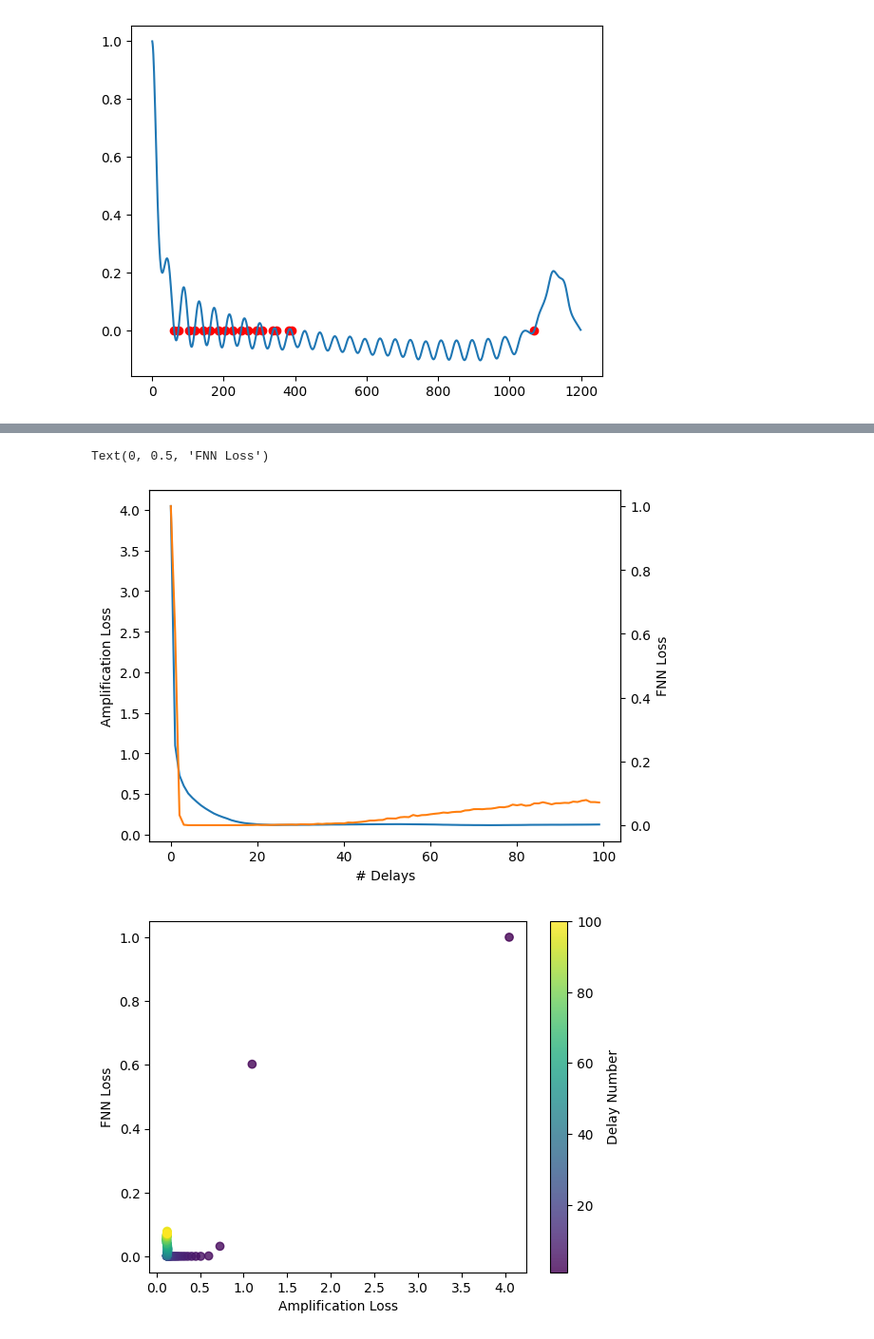
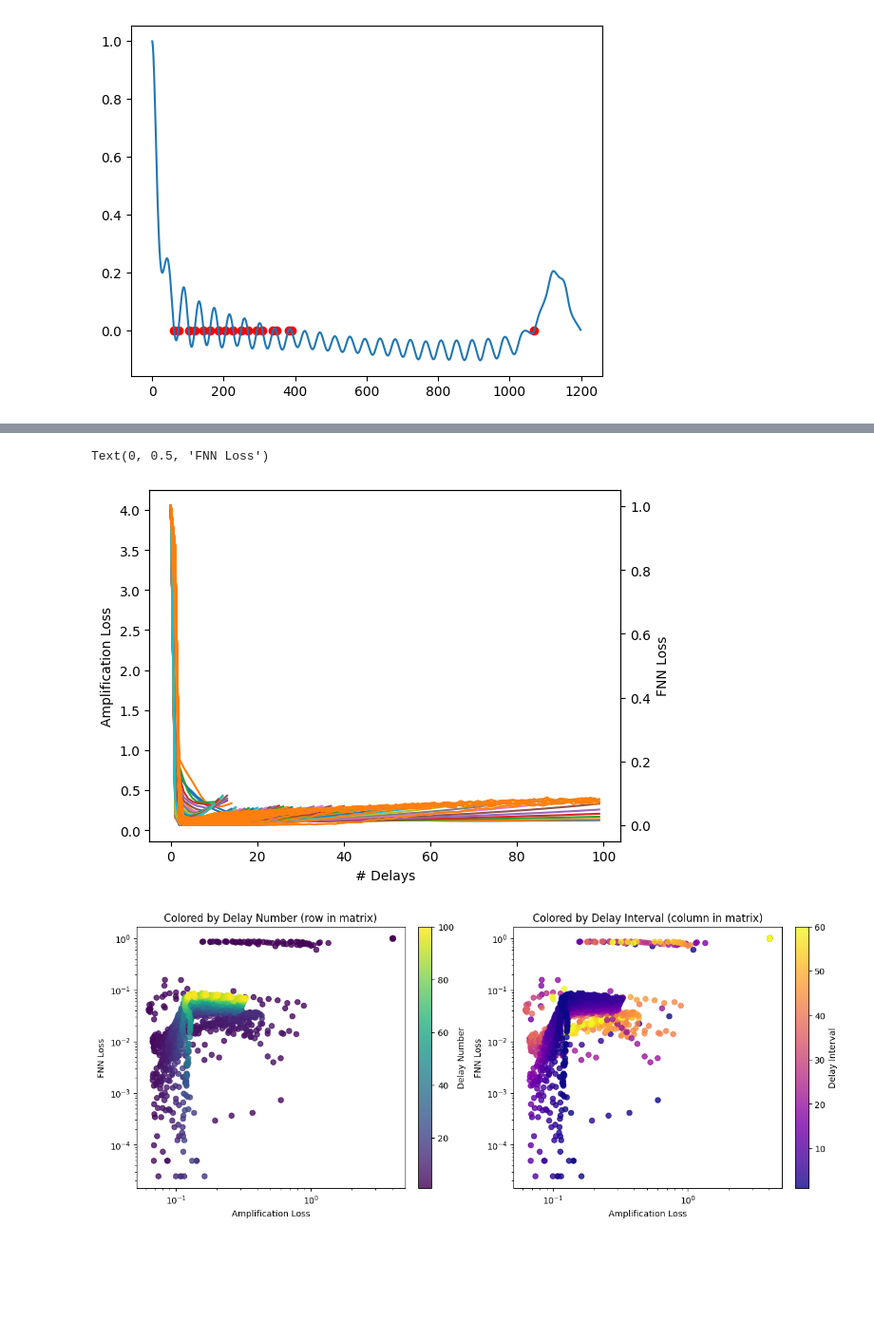
Before and after one commit to adamjeisen/JacobianODE, a Jupyter notebook: _jupyter/_sandbox/2026-03-02 - Delay Embedding Amp Loss.ipynb, the cells around one changed output, grey strips where cells are left out. Shown at 95% size. Cells and saved outputs as stored; diff of their text form; code cells hidden in the pictures; blank space fills up the shorter version.

```diff
--- a/_jupyter/_sandbox/2026-03-02 - Delay Embedding Amp Loss.ipynb
+++ b/_jupyter/_sandbox/2026-03-02 - Delay Embedding Amp Loss.ipynb
@@ -200,10 +200,10 @@ else:
     N_DELAYS_VALS = np.arange(1, 101)
     # N_DELAYS_VALS = [10]
     # INTERVAL_VALS = np.arange(1, 21)
-    # INTERVAL_VALS = np.arange(1, zero_crossings[0])
+    INTERVAL_VALS = np.arange(1, zero_crossings[0])
     # INTERVAL_VALS = [zero_crossings[0]]
     # INTERVAL_VALS = [10]
-    INTERVAL_VALS = [1]
+    # INTERVAL_VALS = [1]
     MAX_T = 30
 
 iterator = tqdm(total=len(N_DELAYS_VALS) * len(INTERVAL_VALS))
@@ -348,25 +366,49 @@ ax2.plot(fnn_loss_matrix, c="C1")
 ax2.set_ylabel('FNN Loss')
 # %% [output]
 Text(0, 0.5, 'FNN Loss')
-[figure, old version]
+[figure, new version]
 # %%
-# Color the scatter plot by delay number (y-axis index)
-n_delays = amplification_loss_matrix.shape[0]
-delay_numbers = np.arange(1, n_delays + 1)
-colors = delay_numbers[:, None] * np.ones_like(amplification_loss_matrix)
+# Color the scatter plot by delay number (y-axis index) AND by delay interval (x-axis index)
 
-plt.scatter(
+n_delays, interval_max = amplification_loss_matrix.shape
+delay_numbers = np.arange(1, n_delays + 1)               # Rows: y-axis (delay number)
+delay_intervals = np.arange(1, interval_max + 1)         # Cols: x-axis (delay interval)
+
+fig, axs = plt.subplots(1, 2, figsize=(12, 5), constrained_layout=True)
+
+# LEFT: colored by delay number
+sc_delaynum = axs[0].scatter(
     amplification_loss_matrix.flatten(),
     fnn_loss_matrix.flatten(),
-    c=np.repeat(delay_numbers, amplification_loss_matrix.shape[1]),
+    c=np.repeat(delay_numbers, interval_max),
     cmap="viridis",
     alpha=0.8
 )
-plt.xlabel('Amplification Loss')
-plt.ylabel('FNN Loss')
-# plt.xscale('log')
-# plt.yscale('log')
-cbar = plt.colorbar(label='Delay Number')
+axs[0].set_xlabel('Amplification Loss')
+axs[0].set_ylabel('FNN Loss')
+axs[0].set_xscale('log')
+axs[0].set_yscale('log')
+plt.colorbar(sc_delaynum, ax=axs[0], label='Delay Number')
+
+# RIGHT: colored by delay interval
+# build 2D colors for each point:
+interval_colors = np.tile(delay_intervals, n_delays)
+sc_delayint = axs[1].scatter(
+    amplification_loss_matrix.flatten(),
+    fnn_loss_matrix.flatten(),
+    c=interval_colors,
+    cmap="plasma",
+    alpha=0.8
+)
+axs[1].set_xlabel('Amplification Loss')
+axs[1].set_ylabel('FNN Loss')
+axs[1].set_xscale('log')
+axs[1].set_yscale('log')
+plt.colorbar(sc_delayint, ax=axs[1], label='Delay Interval')
+
+axs[0].set_title("Colored by Delay Number (row in matrix)")
+axs[1].set_title("Colored by Delay Interval (column in matrix)")
+
 plt.show()
 # %% [output]
-[figure, old version]
+[figure, new version]
```
Also changed, not shown: parts of 11 cells of this notebook, 8 other files.
